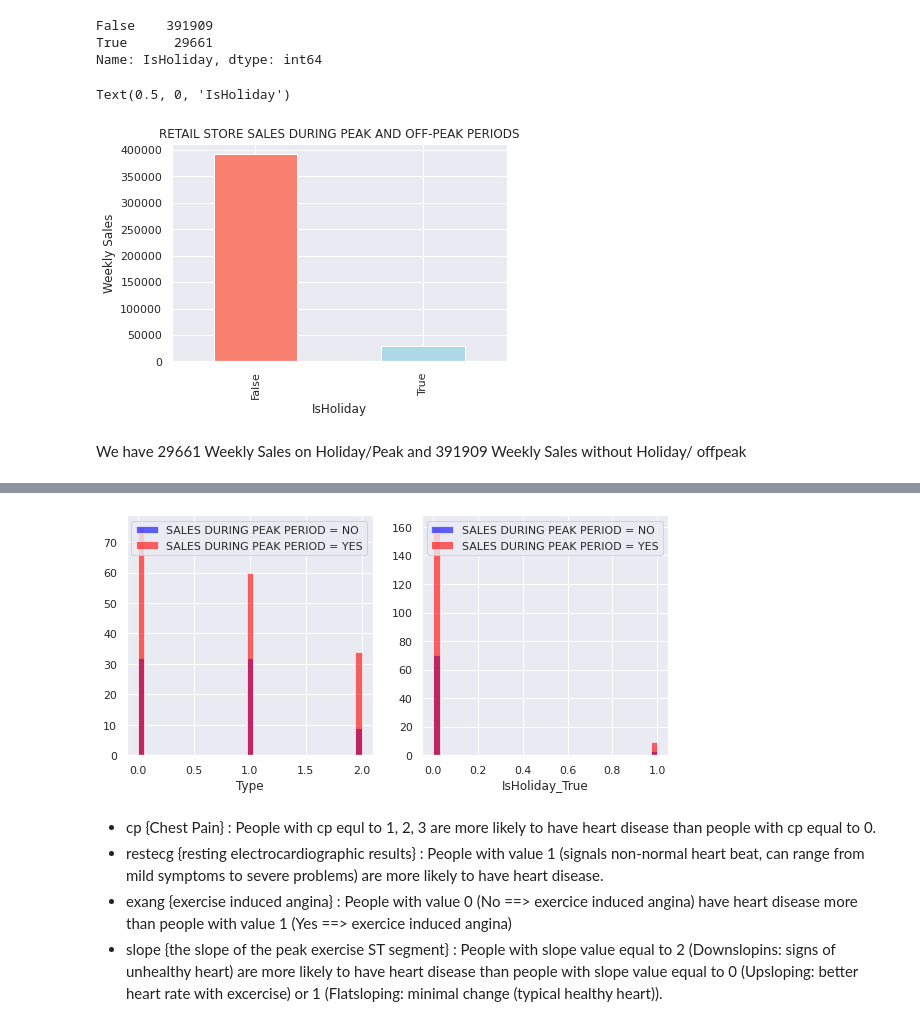
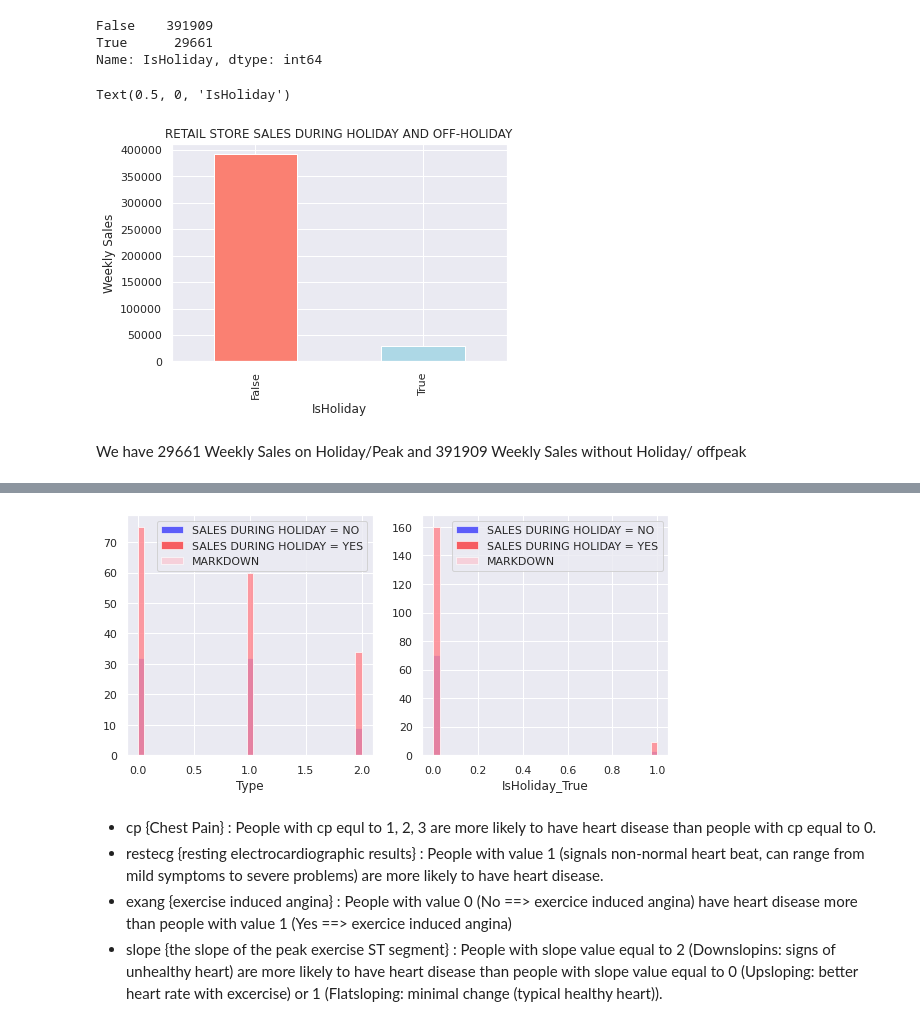
Before and after one commit to Sinethemba-nongqoto/Research-project, a Jupyter notebook: Analysis_0f_Results.ipynb, the cells around one changed output, grey strips where cells are left out. Cells and saved outputs as stored; diff of their text form; code cells hidden in the pictures.

```diff
--- a/Analysis_0f_Results.ipynb
+++ b/Analysis_0f_Results.ipynb
@@ -726,12 +811,12 @@ True      29661
 Name: IsHoliday, dtype: int64
 # %%
 sales_df.IsHoliday.value_counts().plot(kind="bar", color=["salmon", "lightblue"])
-plt.title("RETAIL STORE SALES DURING PEAK AND OFF-PEAK PERIODS")
+plt.title("RETAIL STORE SALES DURING HOLIDAY AND OFF-HOLIDAY")
 plt.ylabel('Weekly Sales')
 plt.xlabel('IsHoliday')
 # %% [output]
 Text(0.5, 0, 'IsHoliday')
-[figure, old version]
+[figure, new version]
 # %% [markdown]
 
 
@@ -769,14 +854,15 @@ IsHoliday_True : [0 1]
 # %%
 plt.figure(figsize=(15, 15))
 
 for i, column in enumerate(categorical_val, 1):
     plt.subplot(3, 3, i)
-    sales_df_with_dummies[sales_df_with_dummies['Weekly_Sales'] == 0][column].hist(bins=35, color='blue', label='SALES DURING PEAK PERIOD = NO', alpha=0.6)
-    sales_df_with_dummies[sales_df_with_dummies['Weekly_Sales'] == 1][column].hist(bins=35, color='red', label='SALES DURING PEAK PERIOD = YES', alpha=0.6)
+    sales_df_with_dummies[sales_df_with_dummies['Weekly_Sales'] == 0][column].hist(bins=35, color='blue', label='SALES DURING HOLIDAY = NO', alpha=0.6)
+    sales_df_with_dummies[sales_df_with_dummies['Weekly_Sales'] == 1][column].hist(bins=35, color='red', label='SALES DURING HOLIDAY = YES', alpha=0.6)
+    sales_df_with_dummies[sales_df_with_dummies['Weekly_Sales'] == 1][column].hist(bins=35, color='pink', label='MARKDOWN', alpha=0.6)
     plt.legend()
     plt.xlabel(column)
 # %% [output]
-[figure, old version]
+[figure, new version]
 # %% [markdown]
 * cp {Chest Pain} : People with cp equl to 1, 2, 3 are more likely to have heart disease than people with cp equal to 0.
 * restecg {resting electrocardiographic results} : People with value 1 (signals non-normal heart beat, can range from mild symptoms to severe problems) are more likely to have heart disease.
```
Also changed, not shown: parts of 23 cells of this notebook.
